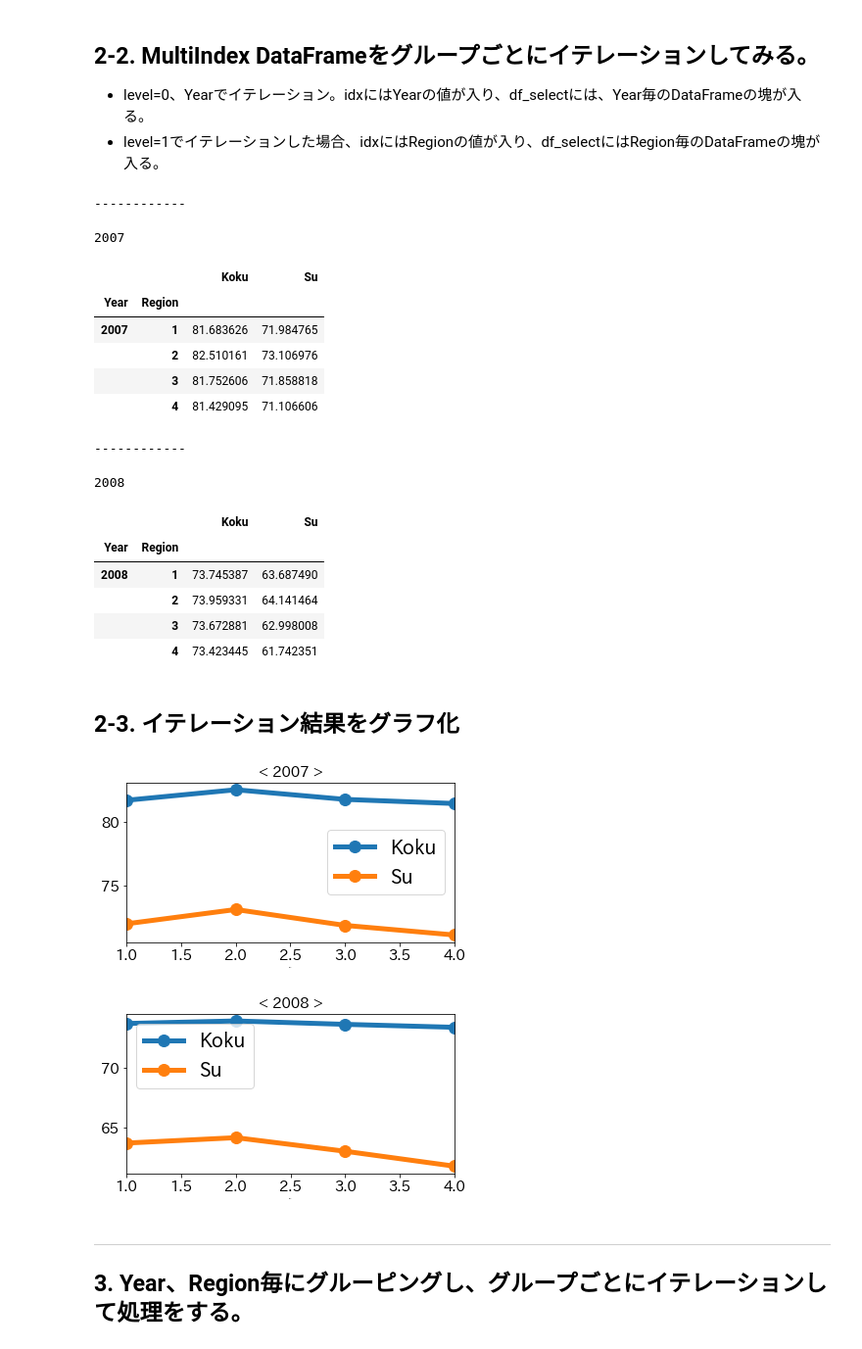
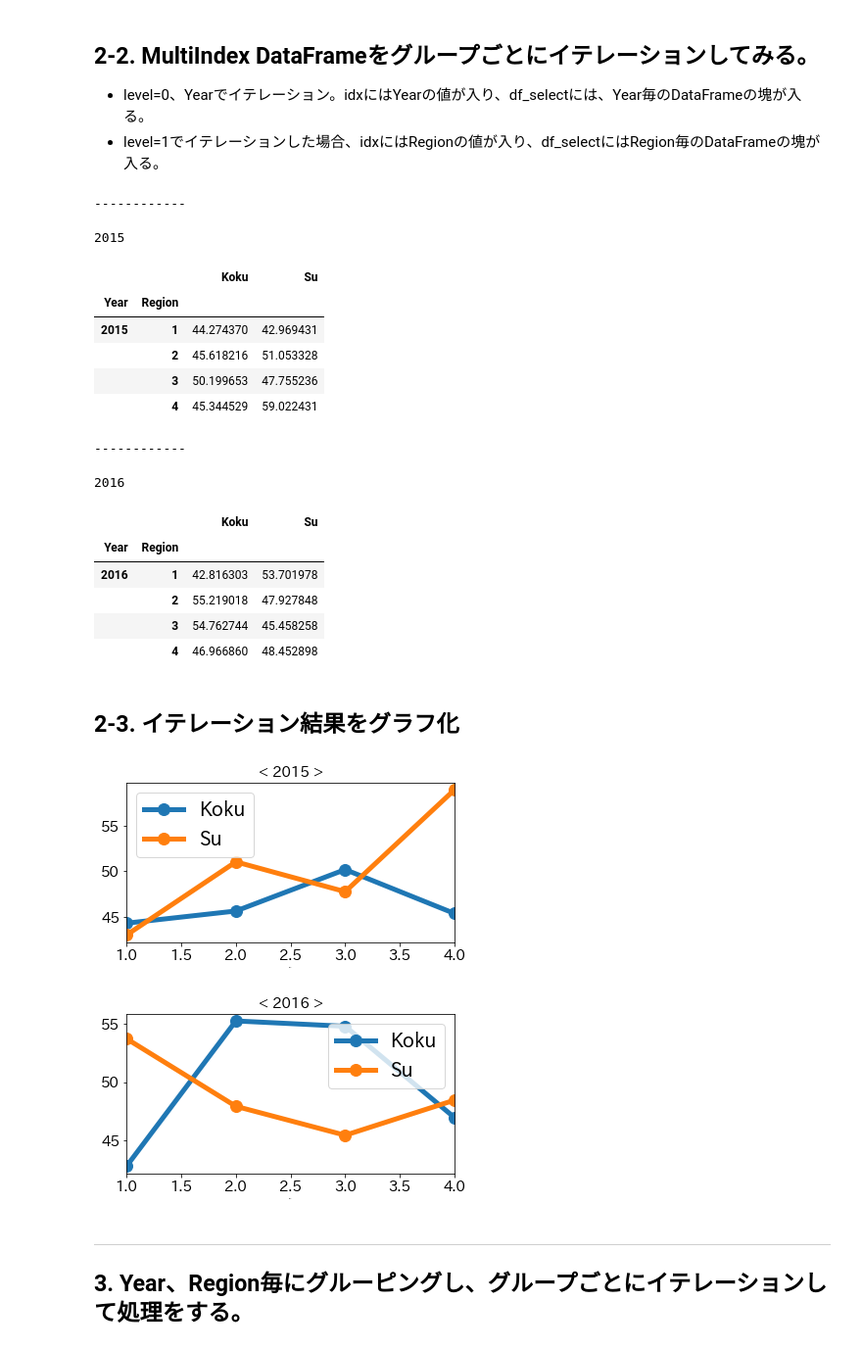
Before and after one commit to okagen/study_DataFrame, a Jupyter notebook: study03-3_DataFrame.ipynb, the cells around one changed output. Shown at 98% size. Drawn from its saved outputs; the diff is of its cells as text; code cells hidden in the pictures.

```diff
--- a/study03-3_DataFrame.ipynb
+++ b/study03-3_DataFrame.ipynb
@@ -50,59 +50,59 @@ for idx, df_select in df_JH_grp.groupby(level=[0]):
     print('------------')
     display(idx)
     display(df_select)
-    if idx == 2008:
+    if idx == 2016:
         break
 # %% [output]
 ------------
-2007
+2015
 |  |  | Koku | Su |
 | Year | Region |  |  |
-| 2007 | 1 | 81.683626 | 71.984765 |
-|  | 2 | 82.510161 | 73.106976 |
-|  | 3 | 81.752606 | 71.858818 |
-|  | 4 | 81.429095 | 71.106606 |
+| 2015 | 1 | 44.274370 | 42.969431 |
+|  | 2 | 45.618216 | 51.053328 |
+|  | 3 | 50.199653 | 47.755236 |
+|  | 4 | 45.344529 | 59.022431 |
 ------------
-2008
+2016
 |  |  | Koku | Su |
 | Year | Region |  |  |
-| 2008 | 1 | 73.745387 | 63.687490 |
-|  | 2 | 73.959331 | 64.141464 |
-|  | 3 | 73.672881 | 62.998008 |
-|  | 4 | 73.423445 | 61.742351 |
+| 2016 | 1 | 42.816303 | 53.701978 |
+|  | 2 | 55.219018 | 47.927848 |
+|  | 3 | 54.762744 | 45.458258 |
+|  | 4 | 46.966860 | 48.452898 |
 # %% [markdown]
 ## 2-3. イテレーション結果をグラフ化
 # %%
 import matplotlib.pyplot as plot
 
 for idx, df_select in df_JH_grp.groupby(level=[0]):
     # X軸にRegionの値をとりたいので、index（level=0、Year）を解き、Regionをindexに設定する。
     tmp = df_select.reset_index()
     tmp = tmp.set_index('Region')
 
     # Yearフィールドは不要なので削除
     tmp = tmp.drop('Year', axis=1)
 
     params = {
         'axes.titlesize': 15,
         'axes.labelsize': -1,
         'legend.fontsize': 20,
         'figure.figsize': (6, 3),
         'lines.linewidth' : 5.0,
         'lines.markersize' : 12,
         'lines.marker':'o',
         'xtick.labelsize' : 15,
         'ytick.labelsize' : 15
     }
     plot.rcParams.update(params)
 
     tmp.plot(kind='line', stacked=False,  title = "< "+ str(idx) + " >", \
              markevery = 1 )
 
-    if idx == 2008:
+    if idx == 2016:
         break
 # %% [output]
-[figure, old version]
+[figure, new version]
-[figure, old version]
+[figure, new version]
 # %% [markdown]
 ---
 ## 3. Year、Region毎にグルーピングし、グループごとにイテレーションして処理をする。
```
Also changed, not shown: parts of 4 cells of this notebook, 1 other file.
